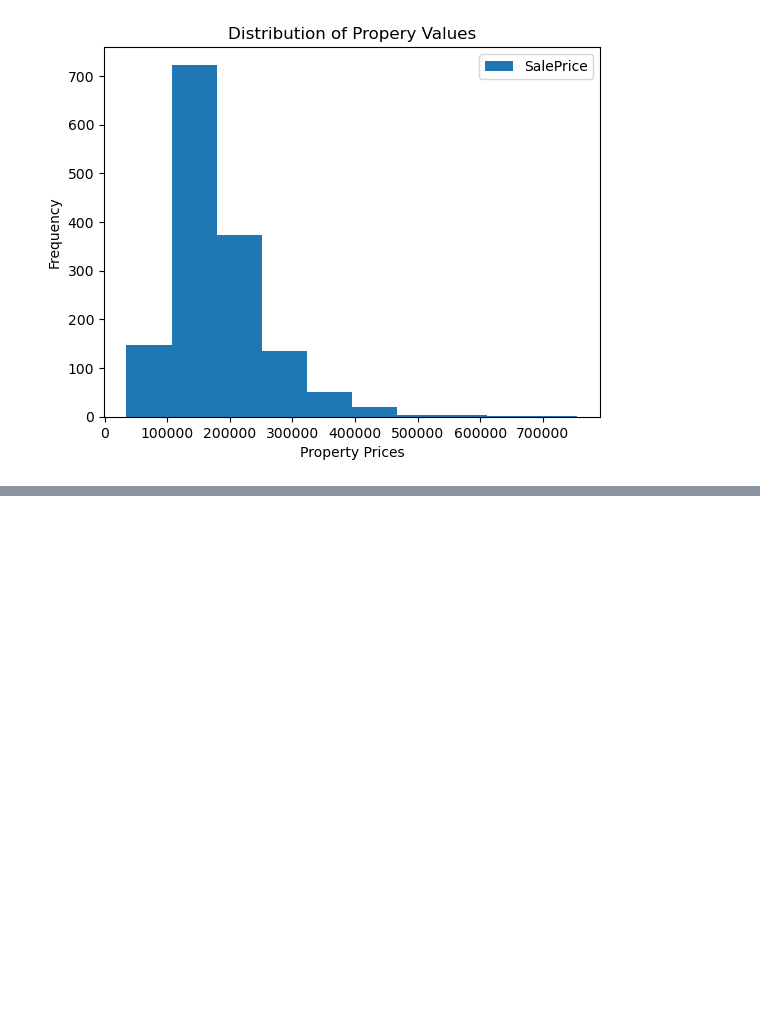
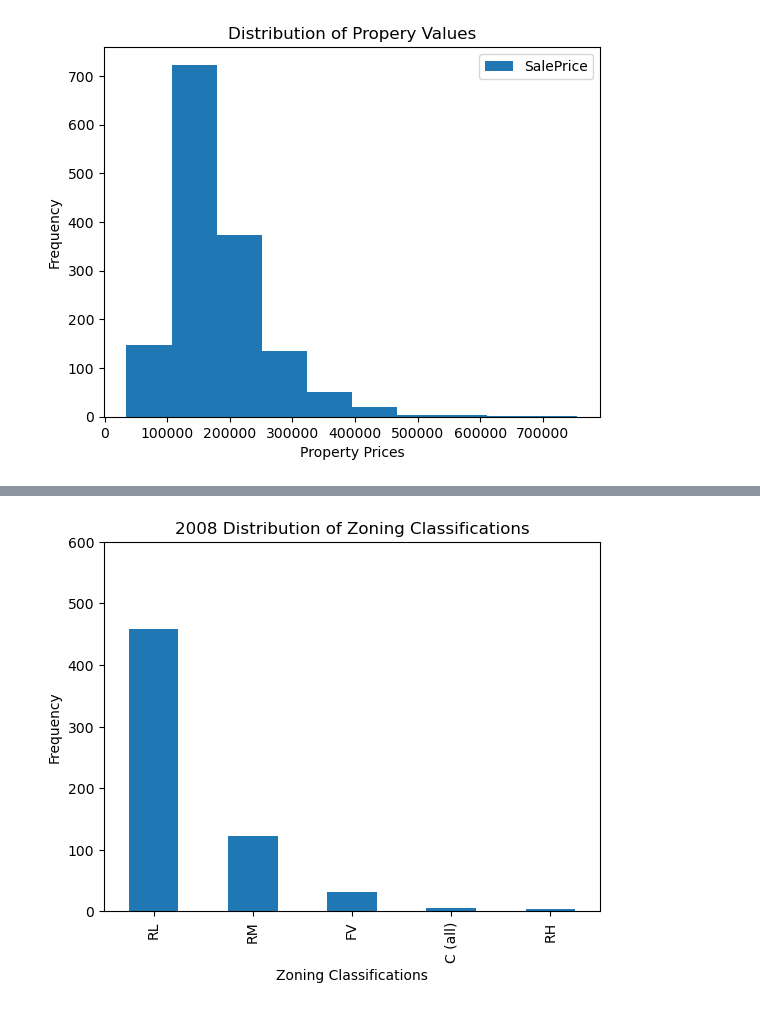
Before and after one commit to barronbytes/Team-Project, a Jupyter notebook: notebooks/barron.ipynb, the cells around one changed output, grey strips where cells are left out. Drawn from its saved outputs; the diff is of its cells as text; code cells hidden in the pictures; blank space fills up the shorter version.

```diff
--- a/notebooks/barron.ipynb
+++ b/notebooks/barron.ipynb
@@ -74,0 +92,10 @@ plt.show()
+# %%
+df[(df["YrSold"] == 2008)]["MSZoning"].value_counts().plot(kind="bar")
+plt.xlabel("Zoning Classifications")
+plt.ylabel("Frequency")
+plt.ylim(0, 600)
+plt.yticks(range(0, 601, 100))
+plt.title("2008 Distribution of Zoning Classifications")
+plt.show()
+# %% [output]
+[figure, added]
```
Also changed, not shown: parts of 6 cells of this notebook.
